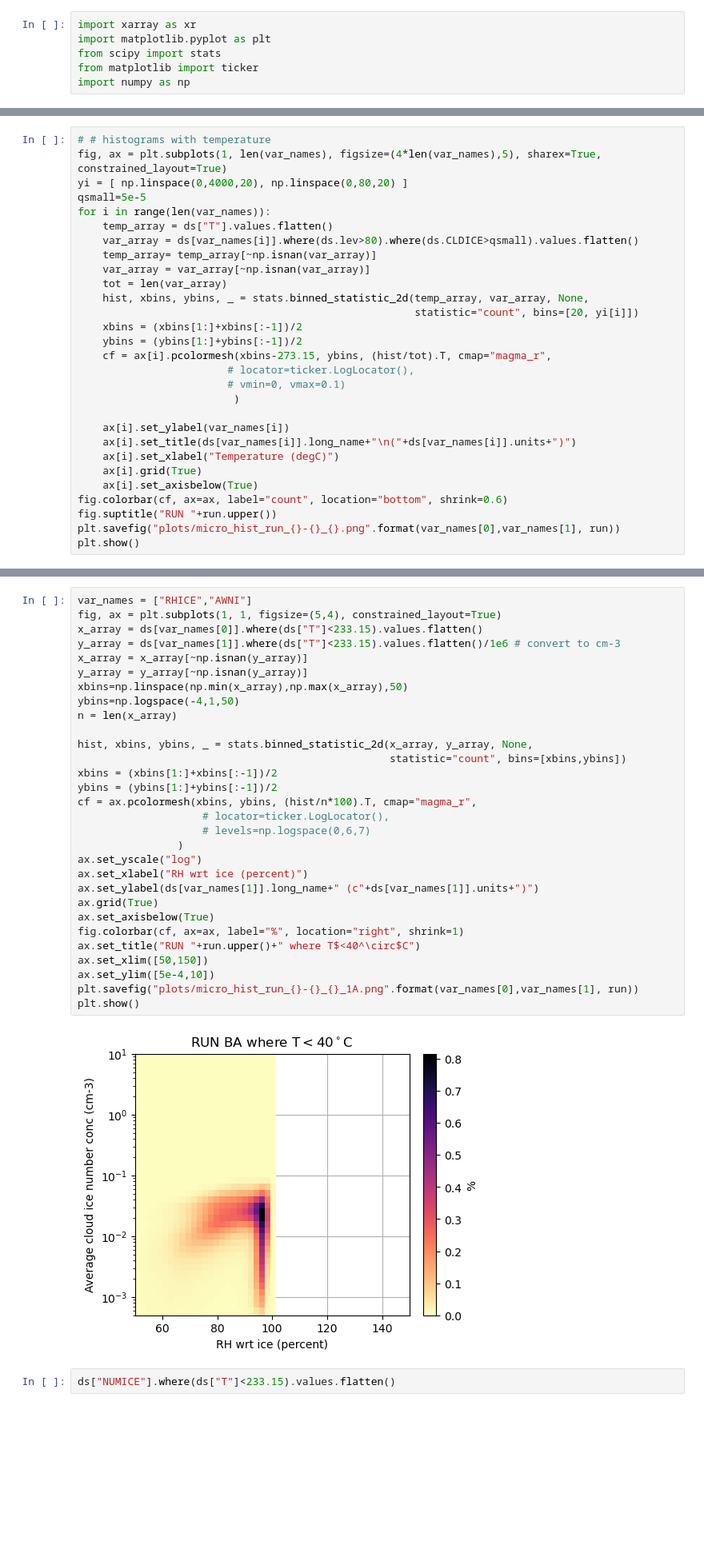
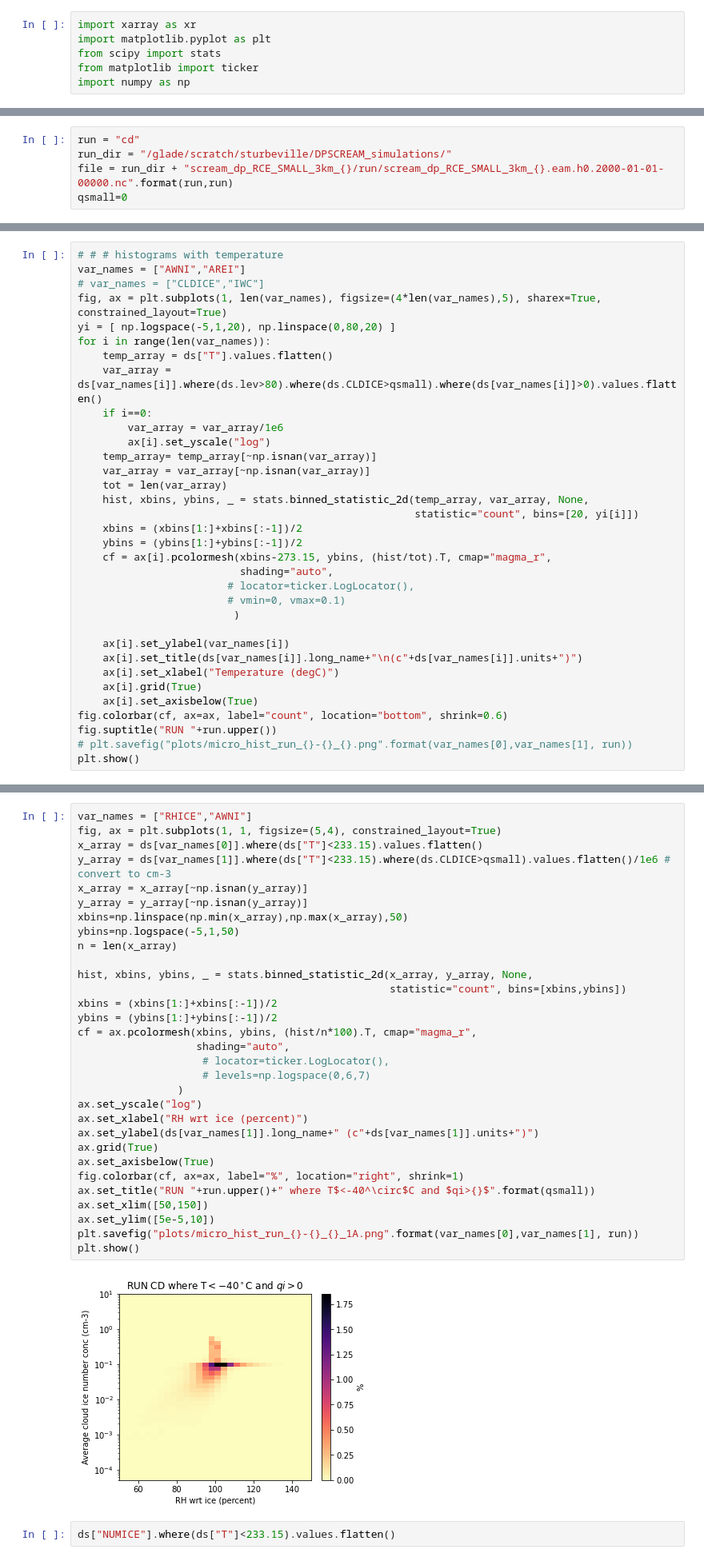
Before and after one commit to smturbev/scmlib, a Jupyter notebook: DP_diagnostics/notebooks/micro_p3_hist.ipynb, the cells around one changed output, grey strips where cells are left out. Shown: that part at 80% size. Drawn from its saved outputs; the diff is of its cells as text; blank space fills up the shorter version.

Commit message:
prelim plots for cd, ce, cf runs (standard, new_lp_freezing, and std + 2x dep, respectively)

```diff
--- a/DP_diagnostics/notebooks/micro_p3_hist.ipynb
+++ b/DP_diagnostics/notebooks/micro_p3_hist.ipynb
@@ -35,0 +7,5 @@ Coordinates:
+# %%
+run = "cd"
+run_dir = "/glade/scratch/sturbeville/DPSCREAM_simulations/"
+file = run_dir + "scream_dp_RCE_SMALL_3km_{}/run/scream_dp_RCE_SMALL_3km_{}.eam.h0.2000-01-01-00000.nc".format(run,run)
+qsmall=0
@@ -36,11 +38,15 @@ Coordinates:
 # %%
-# # histograms with temperature
+# # # histograms with temperature
+var_names = ["AWNI","AREI"]
+# var_names = ["CLDICE","IWC"]
 fig, ax = plt.subplots(1, len(var_names), figsize=(4*len(var_names),5), sharex=True, constrained_layout=True)
-yi = [ np.linspace(0,4000,20), np.linspace(0,80,20) ]
-qsmall=5e-5
+yi = [ np.logspace(-5,1,20), np.linspace(0,80,20) ]
 for i in range(len(var_names)):
     temp_array = ds["T"].values.flatten()
-    var_array = ds[var_names[i]].where(ds.lev>80).where(ds.CLDICE>qsmall).values.flatten()
+    var_array = ds[var_names[i]].where(ds.lev>80).where(ds.CLDICE>qsmall).where(ds[var_names[i]]>0).values.flatten()
+    if i==0:
+        var_array = var_array/1e6
+        ax[i].set_yscale("log")
     temp_array= temp_array[~np.isnan(var_array)]
     var_array = var_array[~np.isnan(var_array)]
     tot = len(var_array)
@@ -49,17 +55,18 @@ for i in range(len(var_names)):
     xbins = (xbins[1:]+xbins[:-1])/2
     ybins = (ybins[1:]+ybins[:-1])/2
     cf = ax[i].pcolormesh(xbins-273.15, ybins, (hist/tot).T, cmap="magma_r",
+                          shading="auto",
                         # locator=ticker.LogLocator(),
                         # vmin=0, vmax=0.1)
                          )
 
     ax[i].set_ylabel(var_names[i])
-    ax[i].set_title(ds[var_names[i]].long_name+"\n("+ds[var_names[i]].units+")")
+    ax[i].set_title(ds[var_names[i]].long_name+"\n(c"+ds[var_names[i]].units+")")
     ax[i].set_xlabel("Temperature (degC)")
     ax[i].grid(True)
     ax[i].set_axisbelow(True)
 fig.colorbar(cf, ax=ax, label="count", location="bottom", shrink=0.6)
 fig.suptitle("RUN "+run.upper())
-plt.savefig("plots/micro_hist_run_{}-{}_{}.png".format(var_names[0],var_names[1], run))
+# plt.savefig("plots/micro_hist_run_{}-{}_{}.png".format(var_names[0],var_names[1], run))
 plt.show()
 # %% [output]
@@ -139,35 +147,36 @@ Coordinates:
 # %%
 var_names = ["RHICE","AWNI"]
 fig, ax = plt.subplots(1, 1, figsize=(5,4), constrained_layout=True)
 x_array = ds[var_names[0]].where(ds["T"]<233.15).values.flatten()
-y_array = ds[var_names[1]].where(ds["T"]<233.15).values.flatten()/1e6 # convert to cm-3
+y_array = ds[var_names[1]].where(ds["T"]<233.15).where(ds.CLDICE>qsmall).values.flatten()/1e6 # convert to cm-3
 x_array = x_array[~np.isnan(y_array)]
 y_array = y_array[~np.isnan(y_array)]
 xbins=np.linspace(np.min(x_array),np.max(x_array),50)
-ybins=np.logspace(-4,1,50)
+ybins=np.logspace(-5,1,50)
 n = len(x_array)
 
 hist, xbins, ybins, _ = stats.binned_statistic_2d(x_array, y_array, None,
                                                   statistic="count", bins=[xbins,ybins])
 xbins = (xbins[1:]+xbins[:-1])/2
 ybins = (ybins[1:]+ybins[:-1])/2
 cf = ax.pcolormesh(xbins, ybins, (hist/n*100).T, cmap="magma_r",
+                   shading="auto",
                     # locator=ticker.LogLocator(),
                     # levels=np.logspace(0,6,7)
                 )
 ax.set_yscale("log")
 ax.set_xlabel("RH wrt ice (percent)")
 ax.set_ylabel(ds[var_names[1]].long_name+" (c"+ds[var_names[1]].units+")")
 ax.grid(True)
 ax.set_axisbelow(True)
 fig.colorbar(cf, ax=ax, label="%", location="right", shrink=1)
-ax.set_title("RUN "+run.upper()+" where T$<40^\circ$C")
+ax.set_title("RUN "+run.upper()+" where T$<-40^\circ$C and $qi>{}$".format(qsmall))
 ax.set_xlim([50,150])
-ax.set_ylim([5e-4,10])
+ax.set_ylim([5e-5,10])
 plt.savefig("plots/micro_hist_run_{}-{}_{}_1A.png".format(var_names[0],var_names[1], run))
 plt.show()
 # %% [output]
-[figure, old version]
+[figure, new version]
 # %%
 ds["NUMICE"].where(ds["T"]<233.15).values.flatten()
 # %% [output]
```
Also changed, not shown: parts of 5 cells of this notebook, 7 other files.
